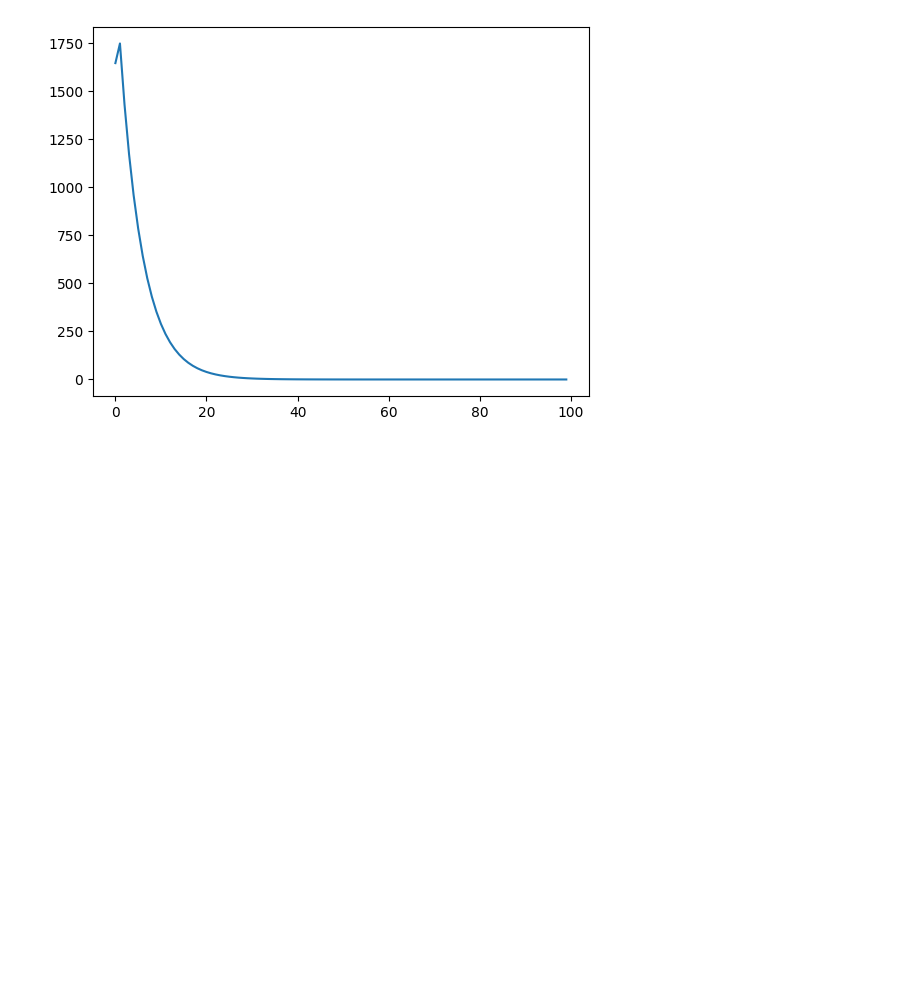
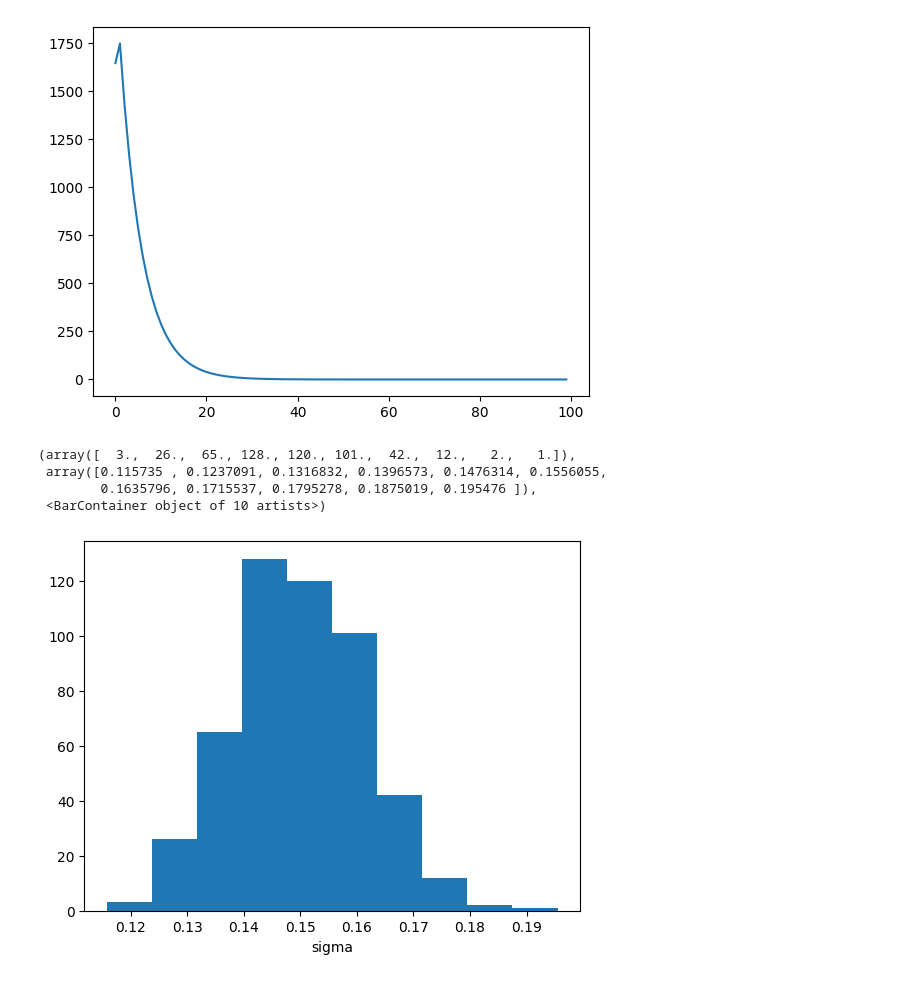
Before and after one commit to Data4DM/stanify, a Jupyter notebook: vignette/ecdf_loglik.ipynb, the cells around one changed output. Saved outputs shown, nothing was run; the diff lists cells and outputs as text; code cells hidden in the pictures; blank space fills up the shorter version.

```diff
--- a/vignette/ecdf_loglik.ipynb
+++ b/vignette/ecdf_loglik.ipynb
@@ -65,4 +73,13 @@ plt.plot(sbc_idata.posterior["ss"].sel(prior_draw=0).mean(dim="posterior_draw"))
 # %% [output]
 [<matplotlib.lines.Line2D at 0x...>]
 [figure]
+# %%
+sbc_idata.posterior["sigma"].sel(prior_draw=0).plot.hist()
+#sbc_idata.posterior["adj_s"].sel(prior_draw=0)
+# %% [output]
+(array([  3.,  26.,  65., 128., 120., 101.,  42.,  12.,   2.,   1.]),
+ array([0.115735 , 0.1237091, 0.1316832, 0.1396573, 0.1476314, 0.1556055,
+        0.1635796, 0.1715537, 0.1795278, 0.1875019, 0.195476 ]),
+ <BarContainer object of 10 artists>)
+[figure, added]
 # %%
```
Also changed, not shown: parts of 18 cells of this notebook, 45 other files.
